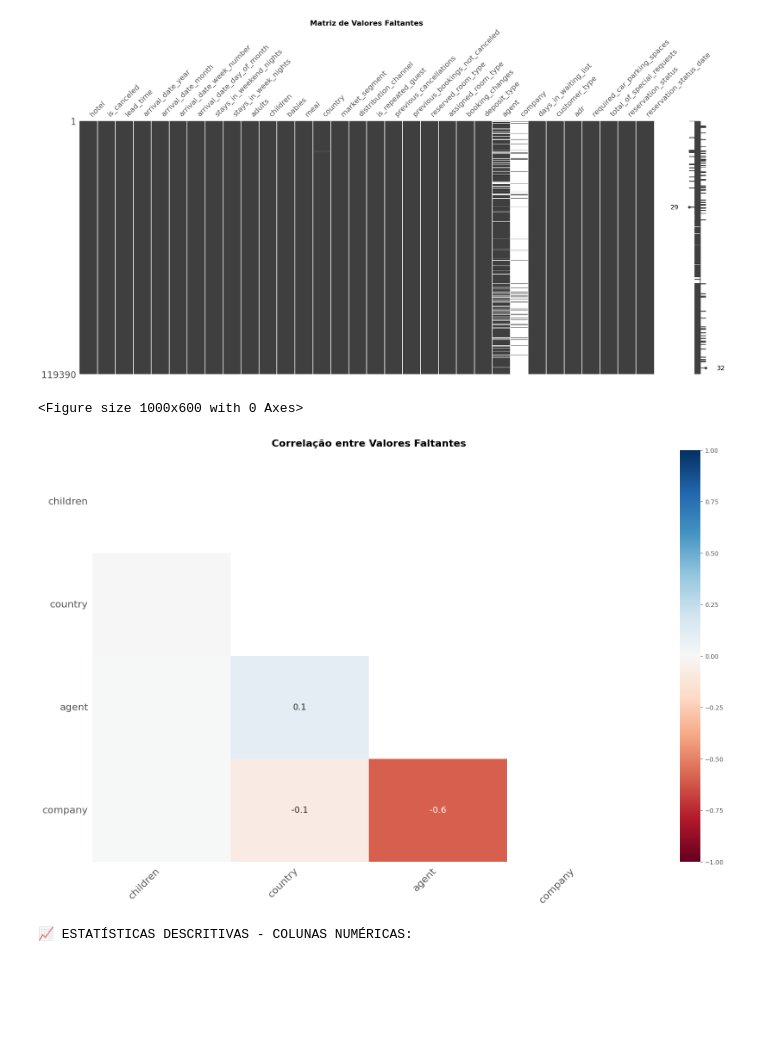
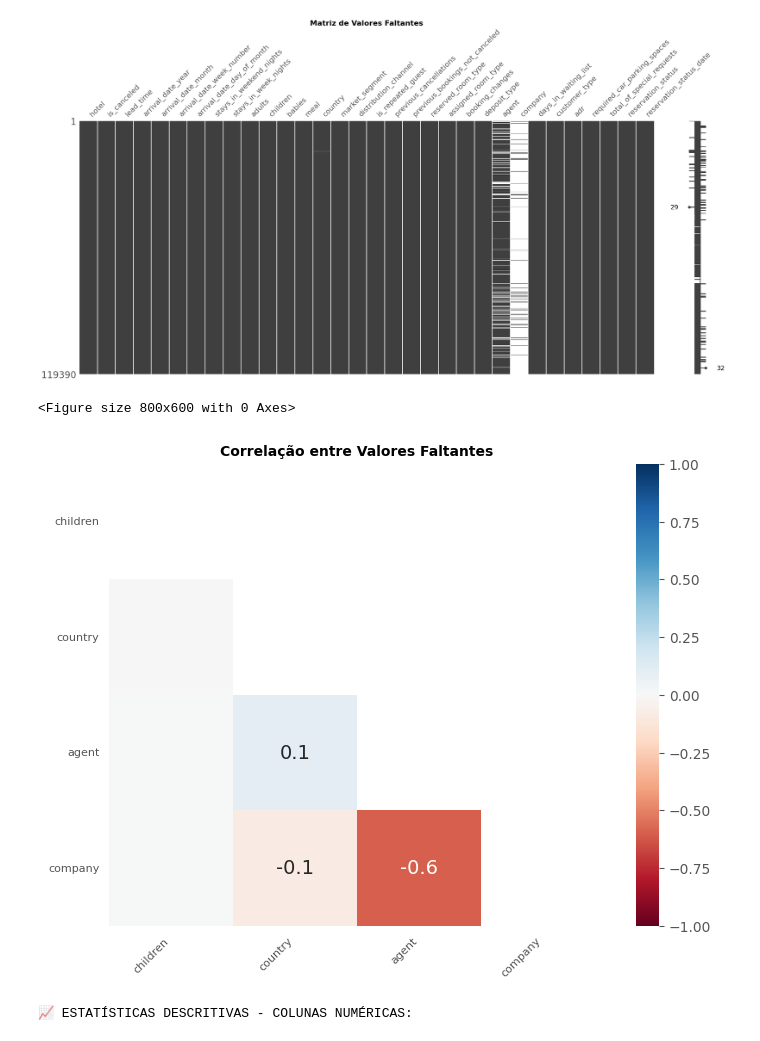
Before and after one commit to dsnato/pisi3-ufrpe, a Jupyter notebook: EDA/notebook/eda_dataset_hotel_pisi3.ipynb, the cells around one changed output. Saved outputs shown, nothing was run; the diff lists cells and outputs as text; code cells hidden in the pictures; blank space fills up the shorter version.

```diff
--- a/EDA/notebook/eda_dataset_hotel_pisi3.ipynb
+++ b/EDA/notebook/eda_dataset_hotel_pisi3.ipynb
@@ -24,7 +42,7 @@ print("✅ Bibliotecas importadas com sucesso!")
 ✅ Bibliotecas importadas com sucesso!
 # %%
 # Carregar o dataset
-df = pd.read_csv('hotel_bookings.csv')
+df = pd.read_csv('../../ML/data/hotel_bookings.csv')
 # %%
 # Primeira visualização
 print("📊 DIMENSÕES DO DATASET:")
@@ -95,13 +113,18 @@ plt.show()
 [figure]
 # %%
 # Heatmap de correlação de missing values
-plt.figure(figsize=(10, 6))
-msno.heatmap(df)
-plt.title('Correlação entre Valores Faltantes', fontsize=16, fontweight='bold')
+plt.figure(figsize=(8, 6))
+msno.heatmap(df, figsize=(8, 6))
+plt.title('Correlação entre Valores Faltantes', fontweight='bold', fontsize=10)
+
+# Ajusta o tamanho da fonte dos rótulos dos eixos (tick labels)
+plt.tick_params(axis='x', labelsize=8)
+plt.tick_params(axis='y', labelsize=8)
+
 plt.show()
 # %% [output]
-<Figure size 1000x600 with 0 Axes>
+<Figure size 800x600 with 0 Axes>
-[figure, old version]
+[figure, new version]
 # %%
 print("📈 ESTATÍSTICAS DESCRITIVAS - COLUNAS NUMÉRICAS:")
 display(df.describe().T)
```
Also changed, not shown: parts of 24 cells of this notebook.
